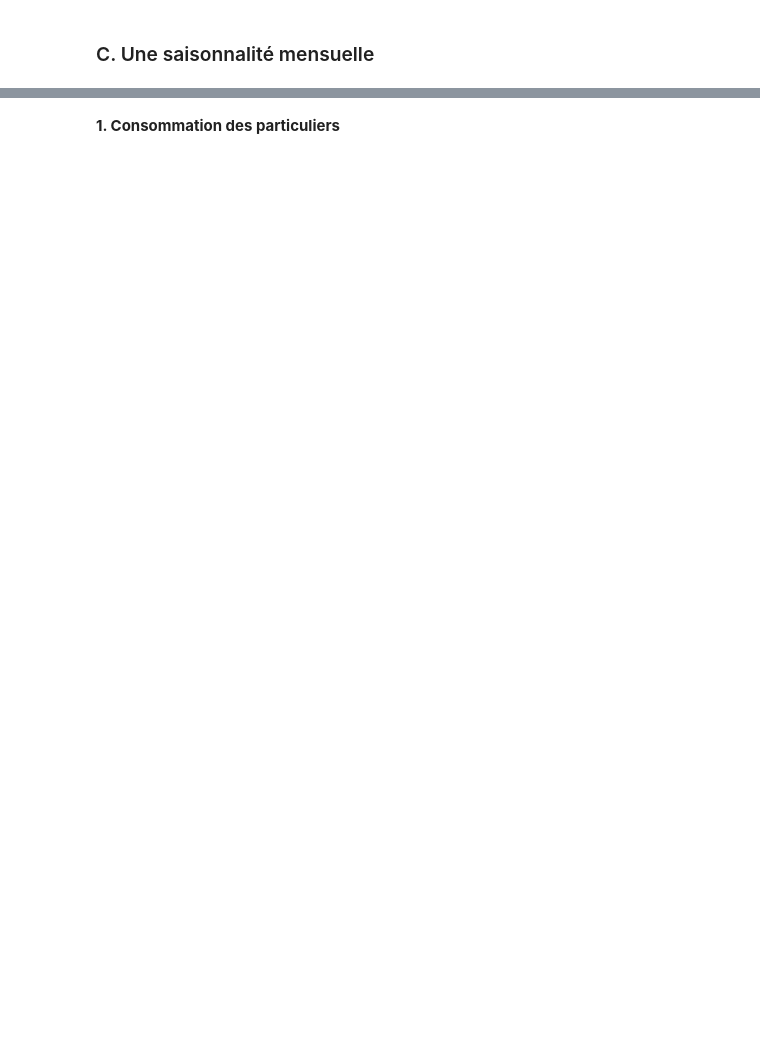
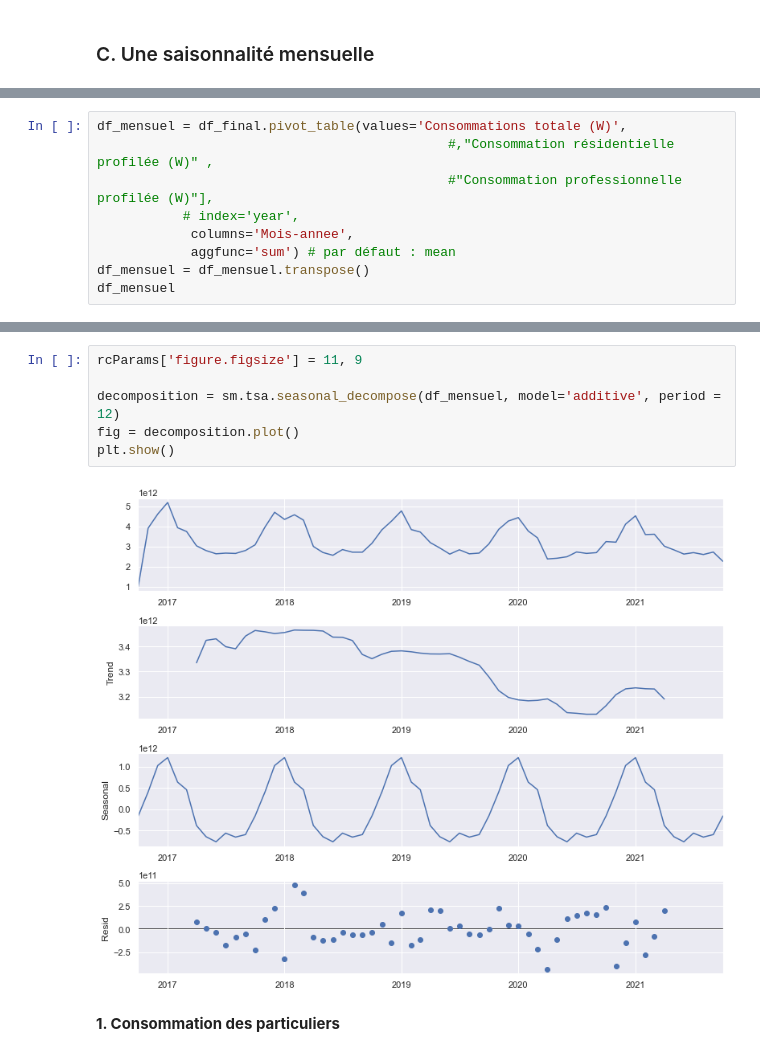
Before and after one commit to CecileBris/Electricity-Prediction, a Jupyter notebook: PROJET_PROPRE PYTHON .ipynb, the cells around one changed output, grey strips where cells are left out. Drawn from its saved outputs; the diff is of its cells as text; blank space fills up the shorter version.

```diff
--- a/PROJET_PROPRE PYTHON .ipynb
+++ b/PROJET_PROPRE PYTHON .ipynb
@@ -494,0 +528,9 @@ plt.show()
+# %%
+df_mensuel = df_final.pivot_table(values='Consommations totale (W)',
+                                             #,"Consommation résidentielle profilée (W)" ,
+                                             #"Consommation professionnelle profilée (W)"],
+           # index='year',
+            columns='Mois-annee',
+            aggfunc='sum') # par défaut : mean
+df_mensuel = df_mensuel.transpose()
+df_mensuel
@@ -495,2 +552,10 @@ plt.show()
+# %%
+rcParams['figure.figsize'] = 11, 9
+
+decomposition = sm.tsa.seasonal_decompose(df_mensuel, model='additive', period = 12)
+fig = decomposition.plot()
+plt.show()
+# %% [output]
+[figure, added]
 # %% [markdown]
 **1. Consommation des particuliers**
```
Also changed, not shown: parts of 23 cells of this notebook.
